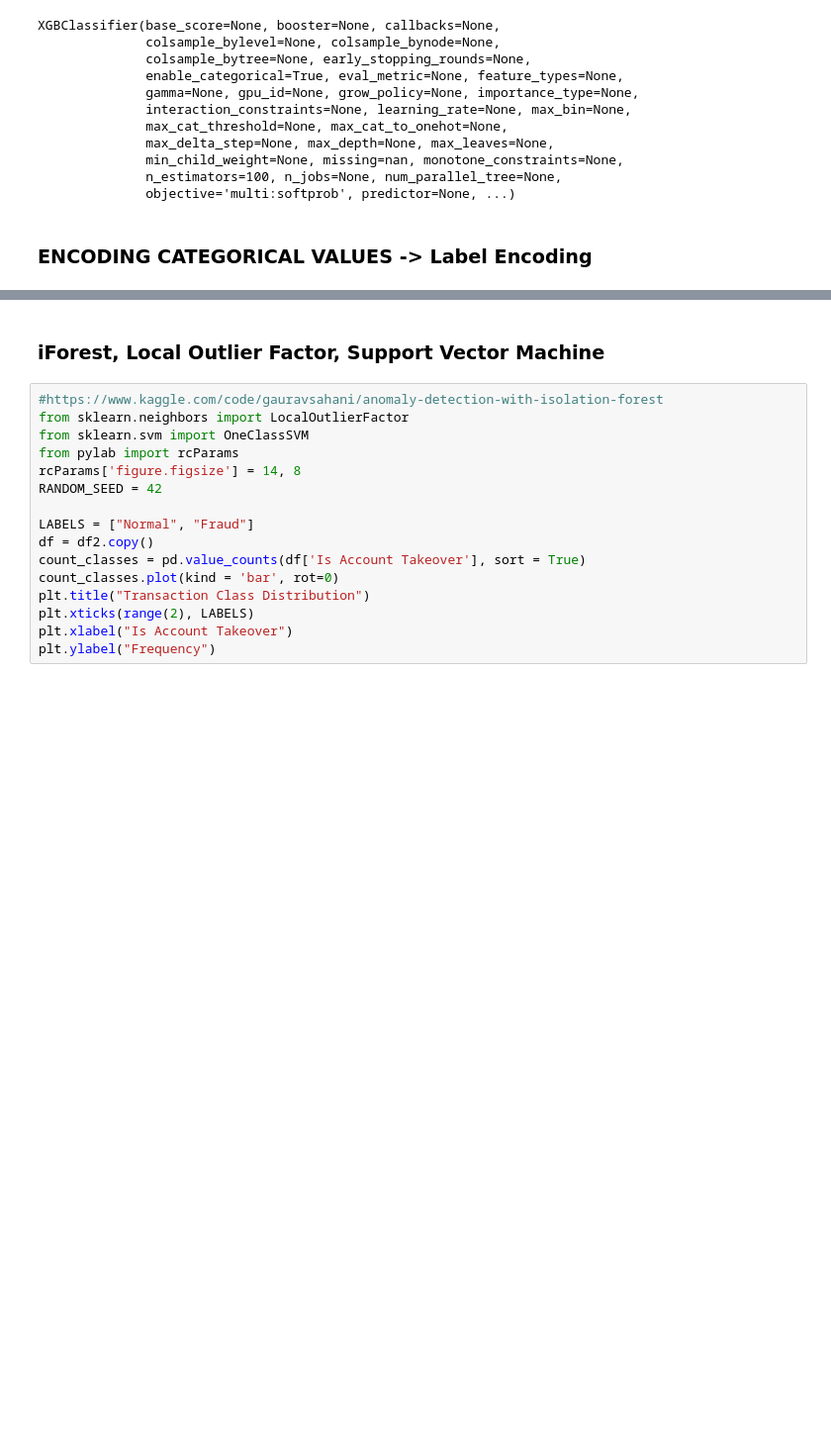
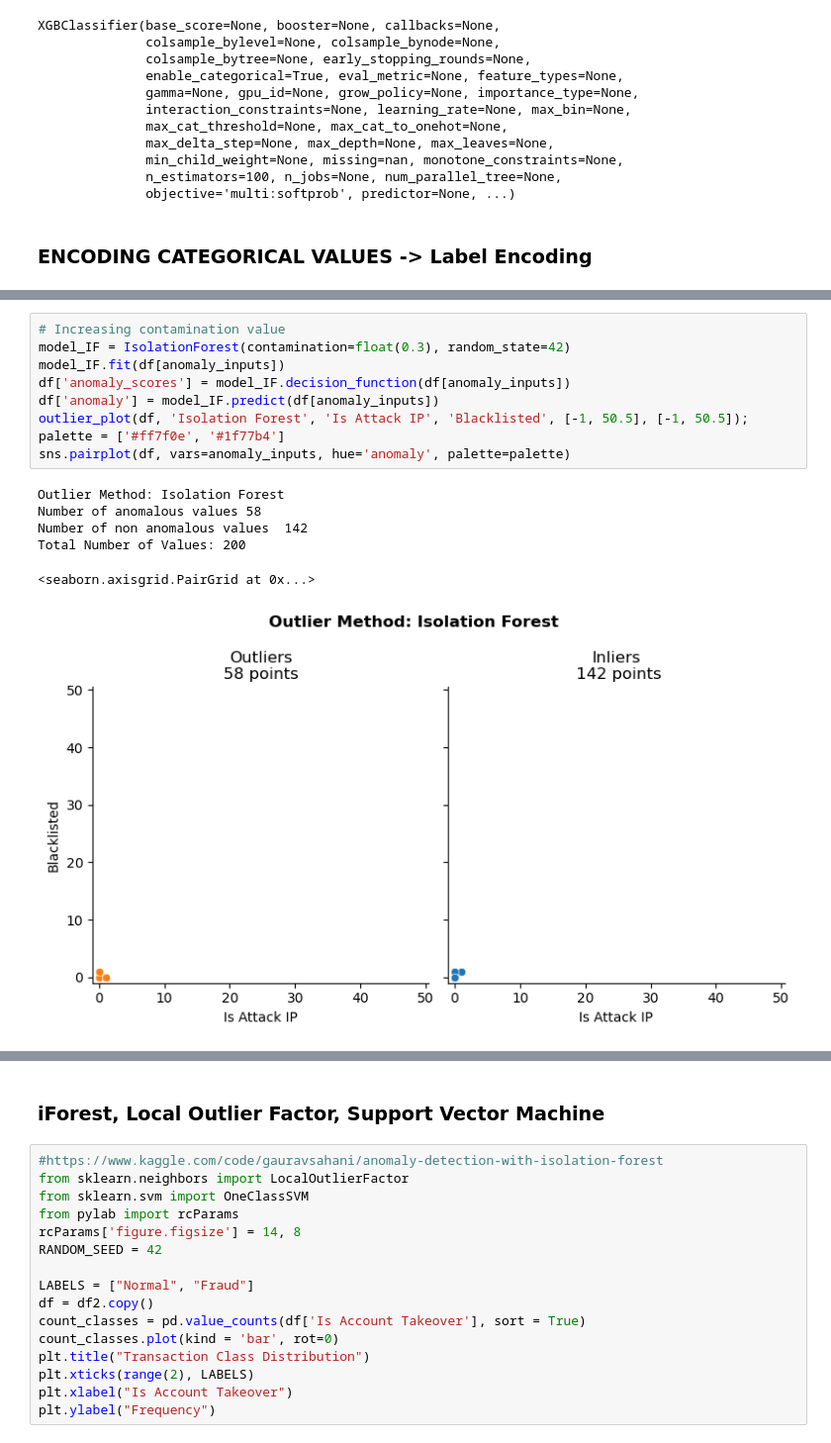
Before and after one commit to grzesiakm/AI-playground, a Jupyter notebook: Mgr_200.ipynb, the cells around one changed output, grey strips where cells are left out. Shown at 99% size. Drawn from its saved outputs; the diff is of its cells as text; blank space fills up the shorter version.

```diff
--- a/Mgr_200.ipynb
+++ b/Mgr_200.ipynb
@@ -716,0 +680,16 @@ Total Number of Values: 200
+# %%
+# Increasing contamination value
+model_IF = IsolationForest(contamination=float(0.3), random_state=42)
+model_IF.fit(df[anomaly_inputs])
+df['anomaly_scores'] = model_IF.decision_function(df[anomaly_inputs])
+df['anomaly'] = model_IF.predict(df[anomaly_inputs])
+outlier_plot(df, 'Isolation Forest', 'Is Attack IP', 'Blacklisted', [-1, 50.5], [-1, 50.5]);
+palette = ['#ff7f0e', '#1f77b4']
+sns.pairplot(df, vars=anomaly_inputs, hue='anomaly', palette=palette)
+# %% [output]
+Outlier Method: Isolation Forest
+Number of anomalous values 58
+Number of non anomalous values  142
+Total Number of Values: 200
+<seaborn.axisgrid.PairGrid at 0x...>
+[figure, added]
```
Also changed, not shown: parts of 100 cells of this notebook.
